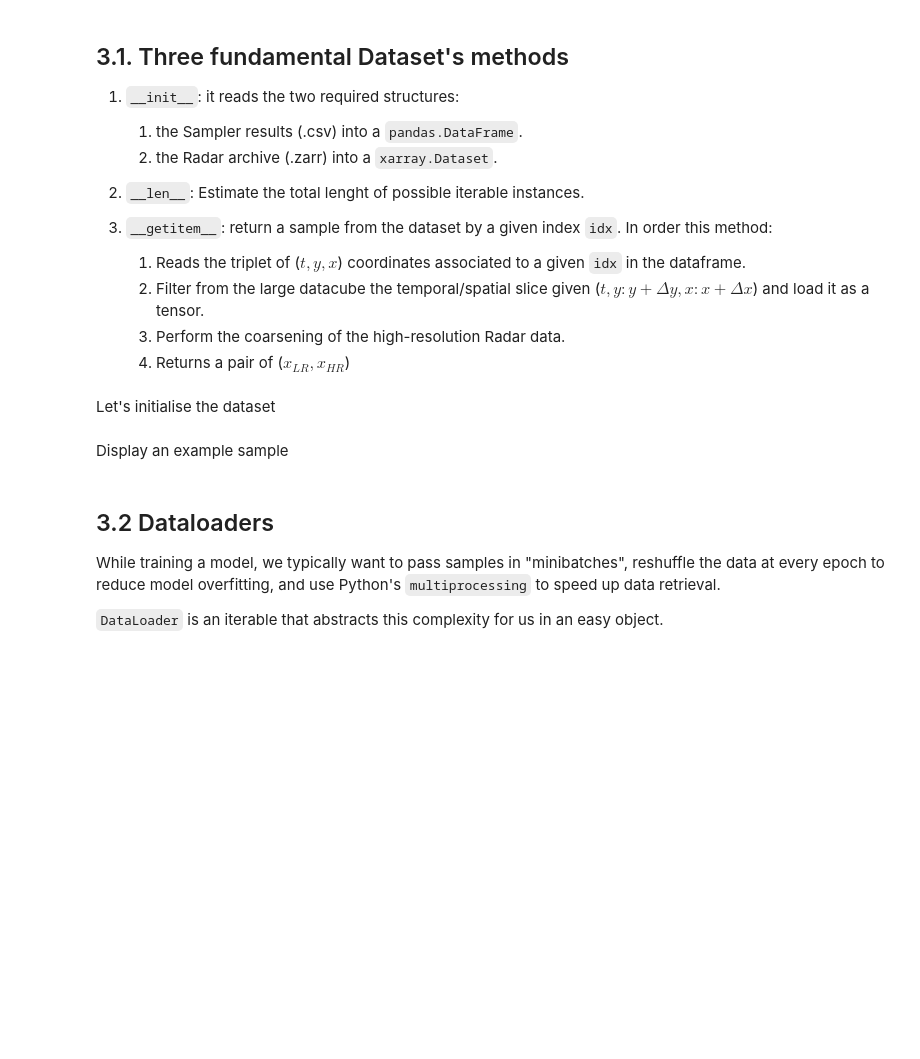
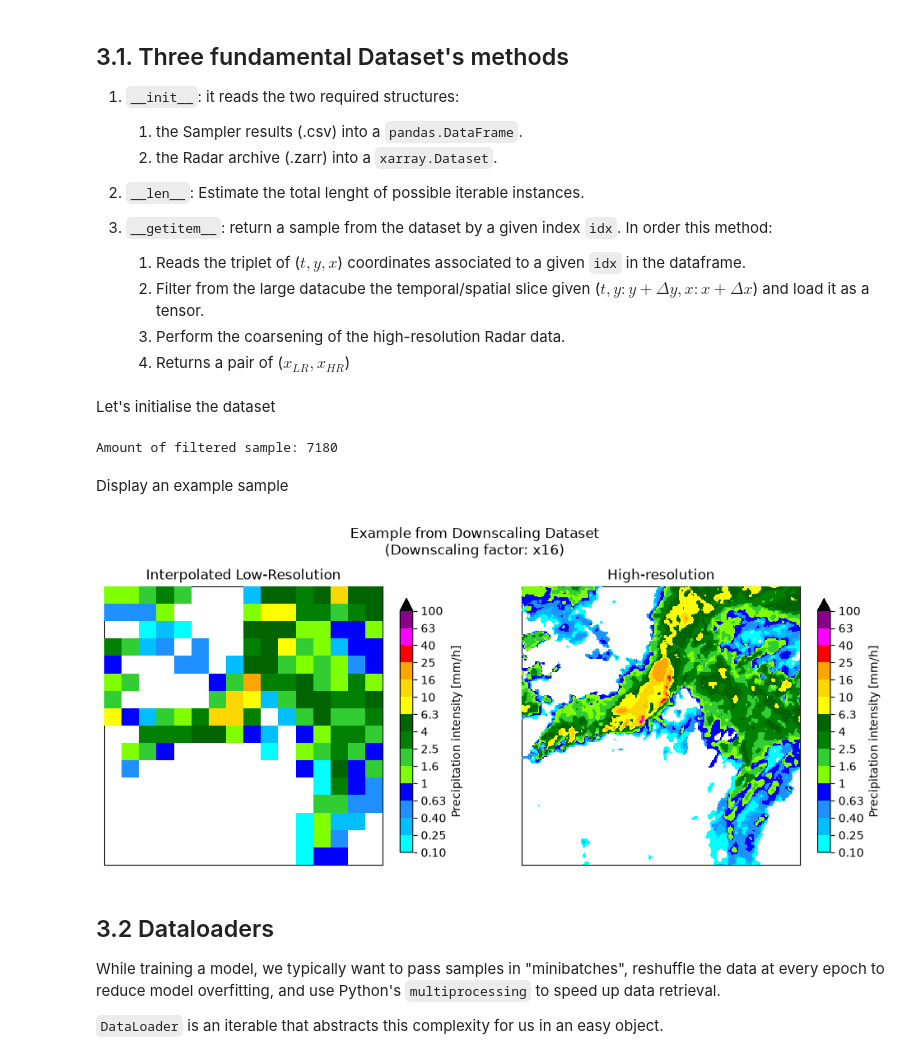
Before and after one commit to WebValley2026/Intro-to-deep-learning, a Jupyter notebook: notebooks/deep_learning_tutorial_full.ipynb, the cells around one changed output. Drawn from its saved outputs; the diff is of its cells as text; code cells hidden in the pictures; blank space fills up the shorter version.

```diff
--- a/notebooks/deep_learning_tutorial_full.ipynb
+++ b/notebooks/deep_learning_tutorial_full.ipynb
@@ -964,24 +1092,24 @@ class DownscalingDataset(Dataset):
         """
 
         # 1 Get the triplets of coordinates from a given idx.
-        t, y, x = ...
+        t, y, x = self.collect_data_coordinates(idx)
 
         # 2.a Get the high-resolution radar image from the triplets of coordinates.
-        high_resolution = ...
+        high_resolution = self.extract_dataslice_from_dataset(t, y, x)
 
         # 2.b Check for data spatial dimension inconsitencies
-        high_resolution = ...
+        high_resolution = self.check_dataslice_dimension(high_resolution)
 
         # 3 Check for nans and fill them.
-        high_resolution = ...
+        high_resolution = self.fill_nan_values(high_resolution)
 
         # 4 Perform the coarsening of the high_resolution to generate the low_resolution.
-        low_resolution = ...
+        low_resolution = self.generate_low_resolution(high_resolution)
 
         # 5 Normalise (high_res, low_res) in a (0,1) range.
         if self.return_normalised:
-            high_resolution = ...
-            low_resolution  = ...
+            high_resolution = self.normalise_rainrate(high_resolution)
+            low_resolution  = self.normalise_rainrate(low_resolution)
 
         # 6 Return a tuple of (high_res, low_res).
         return high_resolution, low_resolution
@@ -993,9 +1121,12 @@ delta_t = 1
 delta_y = 256
 delta_x = 256
 
+path_radar_dataset="/data/radar/italian-radar-dpc-sri.zarr"
+path_data_coordinates="/data/radar/sampled_datacubes_2021-01-01-2025-12-11_24x256x256_3x16x16_10000.csv"
+
 dataset = DownscalingDataset(
-    path_radar_dataset="/disks/fast/italian-radar-dpc-sri-2010-2025.zarr",
-    path_data_coordinates="/disks/fast/sampled_datacubes_2021-01-01-2025-12-11_24x256x256_3x16x16_10000.csv",
+    path_radar_dataset=path_radar_dataset,
+    path_data_coordinates=path_radar_dataset,
     downscaling_factor=downscaling_factor,
     delta_t=delta_t,
     delta_y=delta_y,
@@ -1005,3 +1136,5 @@ dataset = DownscalingDataset(
 )
 
 print("Amount of filtered sample:", len(dataset))
+# %% [output]
+Amount of filtered sample: 7180
@@ -1033,15 +1143,17 @@ Display an example sample
 # %%
 from pysteps.visualization import plot_precip_field
 
-hr, lr = dataset[300]
+hr, lr = dataset[400]
 
 _, (ax_lr, ax_hr) = plt.subplots(1, 2, figsize=(12, 5))
 plot_precip_field(lr.squeeze(), ax=ax_lr, colorscale="STEPS-BE")
 plot_precip_field(hr.squeeze(), ax=ax_hr, colorscale="STEPS-BE")
 ax_lr.set_title(f"Interpolated Low-Resolution")
 ax_hr.set_title(f"High-resolution")
 plt.suptitle(f"Example from Downscaling Dataset\n(Downscaling factor: x{downscaling_factor})")
 plt.show()
+# %% [output]
+[figure, added]
 # %% [markdown]
 ## 3.2 Dataloaders
 
```
Also changed, not shown: parts of 26 cells of this notebook.
